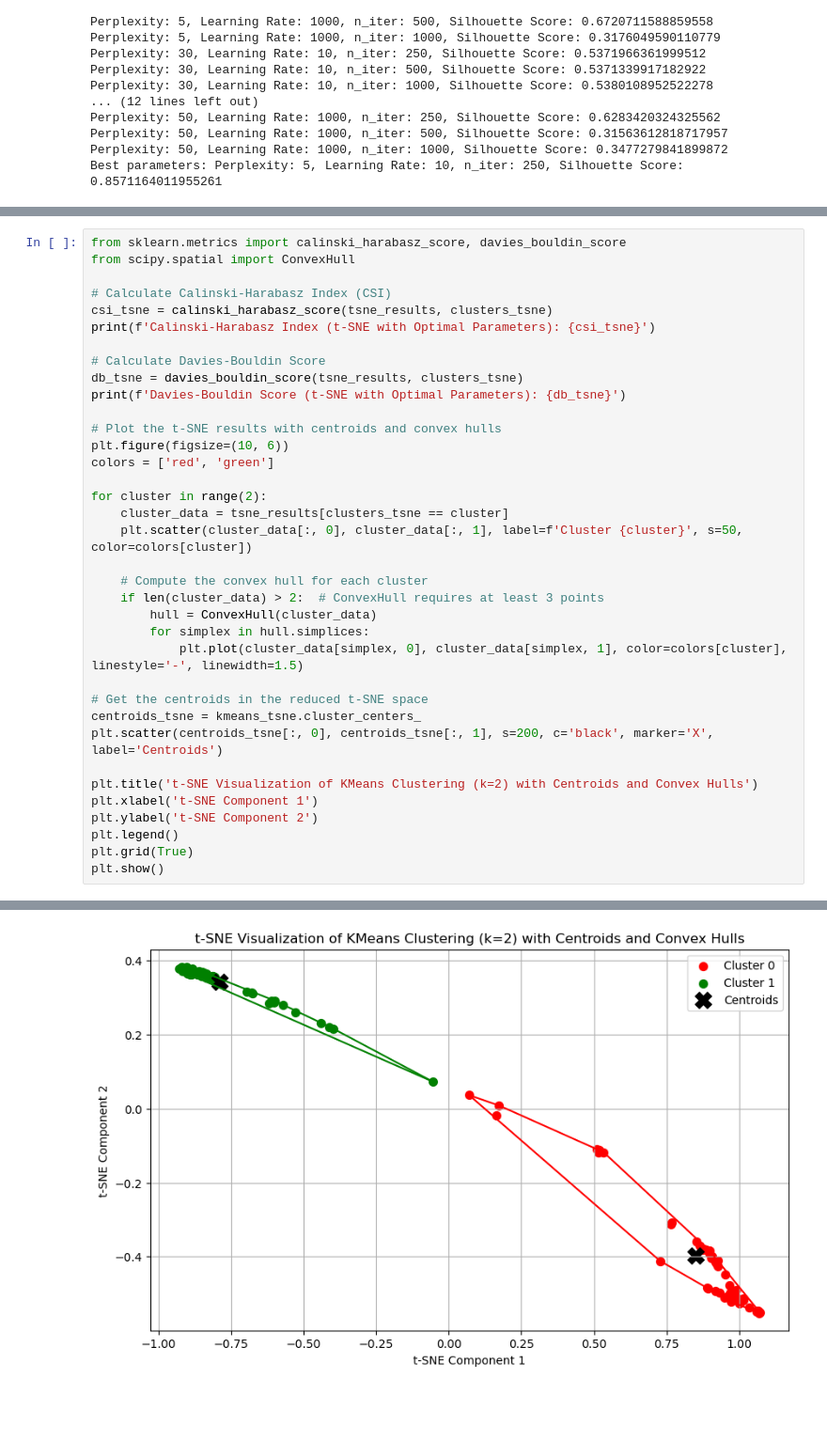
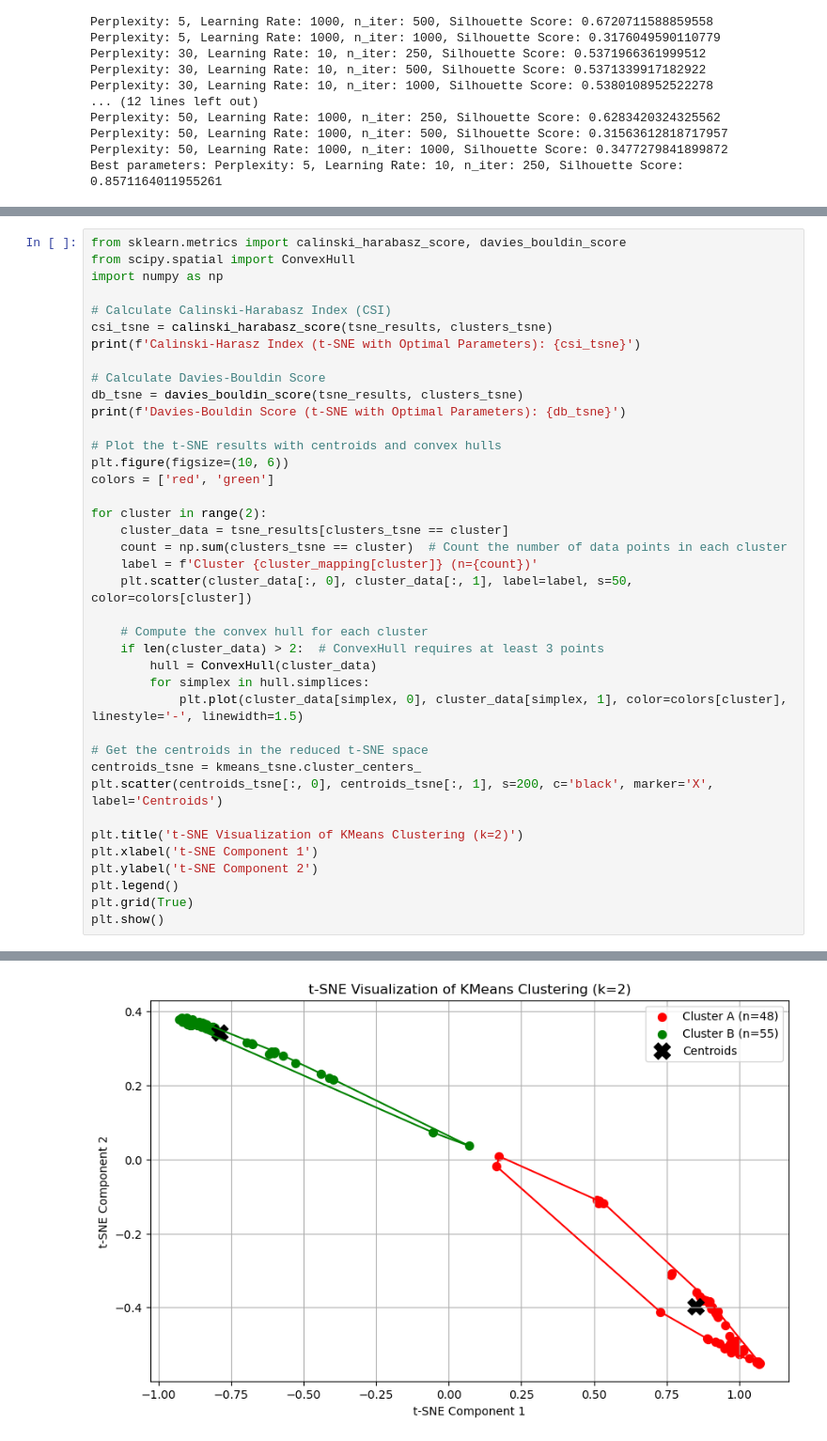
Before and after one commit to shrinitbabel/Aneurysm-CFD-Supervised-Clustering, a Jupyter notebook: Aneurysm EDA.ipynb, the cells around one changed output, grey strips where cells are left out. Shown at 94% size. Cells and saved outputs as stored; diff of their text form; blank space fills up the shorter version.

```diff
--- a/Aneurysm EDA.ipynb
+++ b/Aneurysm EDA.ipynb
@@ -291,10 +299,11 @@ Silhouette Score (t-SNE with Optimal Parameters): 0.8571164011955261
 # %%
 from sklearn.metrics import calinski_harabasz_score, davies_bouldin_score
 from scipy.spatial import ConvexHull
+import numpy as np
 
 # Calculate Calinski-Harabasz Index (CSI)
 csi_tsne = calinski_harabasz_score(tsne_results, clusters_tsne)
-print(f'Calinski-Harabasz Index (t-SNE with Optimal Parameters): {csi_tsne}')
+print(f'Calinski-Harasz Index (t-SNE with Optimal Parameters): {csi_tsne}')
 
 # Calculate Davies-Bouldin Score
 db_tsne = davies_bouldin_score(tsne_results, clusters_tsne)
@@ -306,7 +315,9 @@ colors = ['red', 'green']
 
 for cluster in range(2):
     cluster_data = tsne_results[clusters_tsne == cluster]
-    plt.scatter(cluster_data[:, 0], cluster_data[:, 1], label=f'Cluster {cluster}', s=50, color=colors[cluster])
+    count = np.sum(clusters_tsne == cluster)  # Count the number of data points in each cluster
+    label = f'Cluster {cluster_mapping[cluster]} (n={count})'
+    plt.scatter(cluster_data[:, 0], cluster_data[:, 1], label=label, s=50, color=colors[cluster])
 
     # Compute the convex hull for each cluster
     if len(cluster_data) > 2:  # ConvexHull requires at least 3 points
@@ -318,7 +329,7 @@ for cluster in range(2):
 centroids_tsne = kmeans_tsne.cluster_centers_
 plt.scatter(centroids_tsne[:, 0], centroids_tsne[:, 1], s=200, c='black', marker='X', label='Centroids')
 
-plt.title('t-SNE Visualization of KMeans Clustering (k=2) with Centroids and Convex Hulls')
+plt.title('t-SNE Visualization of KMeans Clustering (k=2)')
 plt.xlabel('t-SNE Component 1')
 plt.ylabel('t-SNE Component 2')
 plt.legend()
@@ -330,4 +341,4 @@ Davies-Bouldin Score (t-SNE with Optimal Parameters): 0.1889385784830461
-[figure, old version]
+[figure, new version]
 # %%
 import numpy as np
 
```
Also changed, not shown: parts of 12 cells of this notebook.
